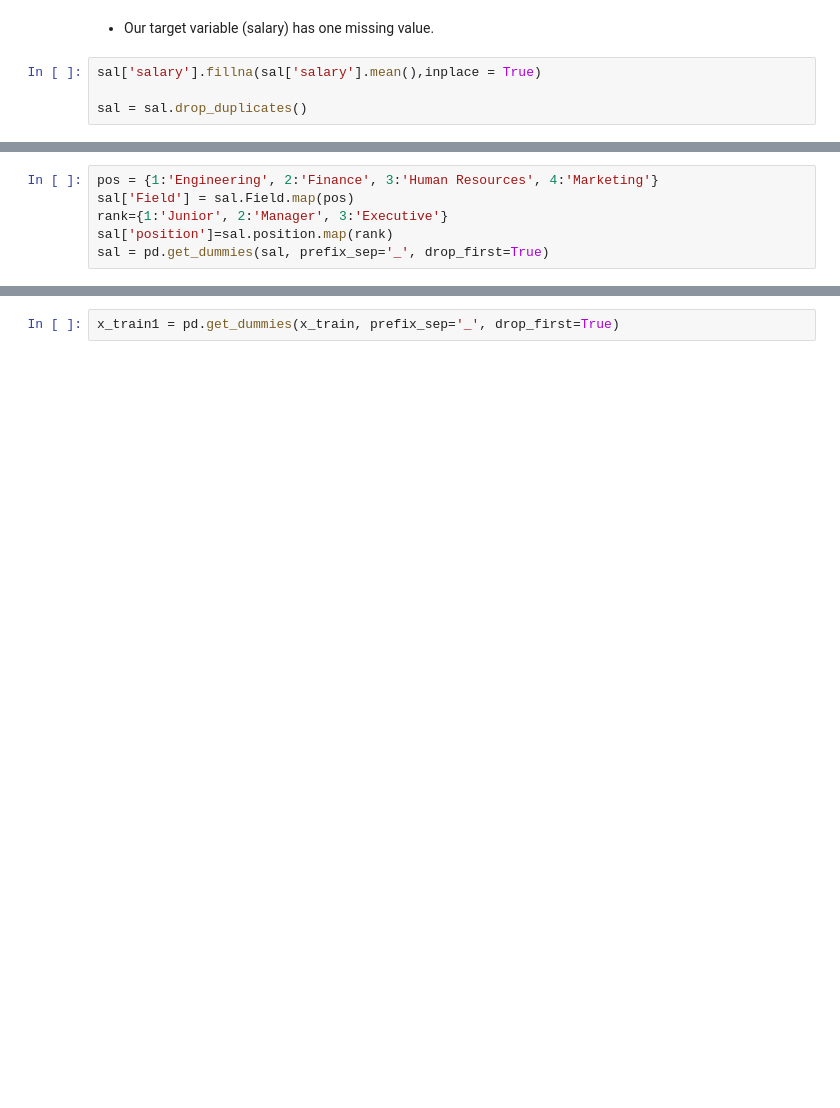
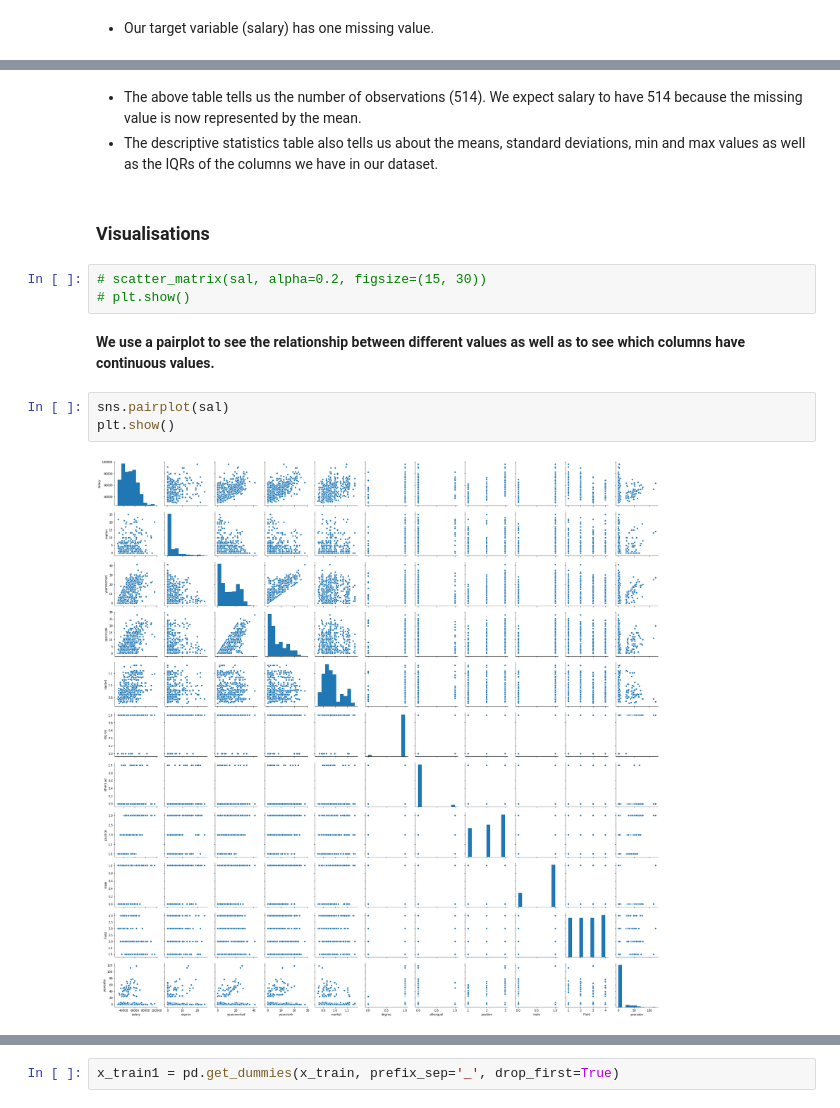
Before and after one commit to MphoKhotleng/Multiple-Linear-Regression, a Jupyter notebook: Updated_MLR.ipynb, the cells around one changed output, grey strips where cells are left out. Saved outputs shown, nothing was run; the diff lists cells and outputs as text; blank space fills up the shorter version.

```diff
--- a/Updated_MLR.ipynb
+++ b/Updated_MLR.ipynb
@@ -37,6 +85,2 @@ dtype: int64
 # %% [markdown]
 * Our target variable (salary) has one missing value.
-# %%
-sal['salary'].fillna(sal['salary'].mean(),inplace = True)
-
-sal = sal.drop_duplicates()
@@ -99,6 +86,0 @@ plt.show()
-# %%
-pos = {1:'Engineering', 2:'Finance', 3:'Human Resources', 4:'Marketing'}
-sal['Field'] = sal.Field.map(pos)
-rank={1:'Junior', 2:'Manager', 3:'Executive'}
-sal['position']=sal.position.map(rank)
-sal = pd.get_dummies(sal, prefix_sep='_', drop_first=True)
@@ -109,0 +106,15 @@ x_train['position']=x_train.position.map(rank)
+# %% [markdown]
+* The above table tells us the number of observations (514). We expect salary to have 514 because the missing value is now represented by the mean.
+* The descriptive statistics table also tells us about the means, standard deviations, min and max values as well as the IQRs of the columns we have in our dataset.
+# %% [markdown]
+### Visualisations
+# %%
+# scatter_matrix(sal, alpha=0.2, figsize=(15, 30))
+# plt.show()
+# %% [markdown]
+__We use a pairplot to see the relationship between different values as well as to see which columns have continuous values.__
+# %%
+sns.pairplot(sal)
+plt.show()
+# %% [output]
+[figure, added]
```
Also changed, not shown: parts of 76 cells of this notebook.
